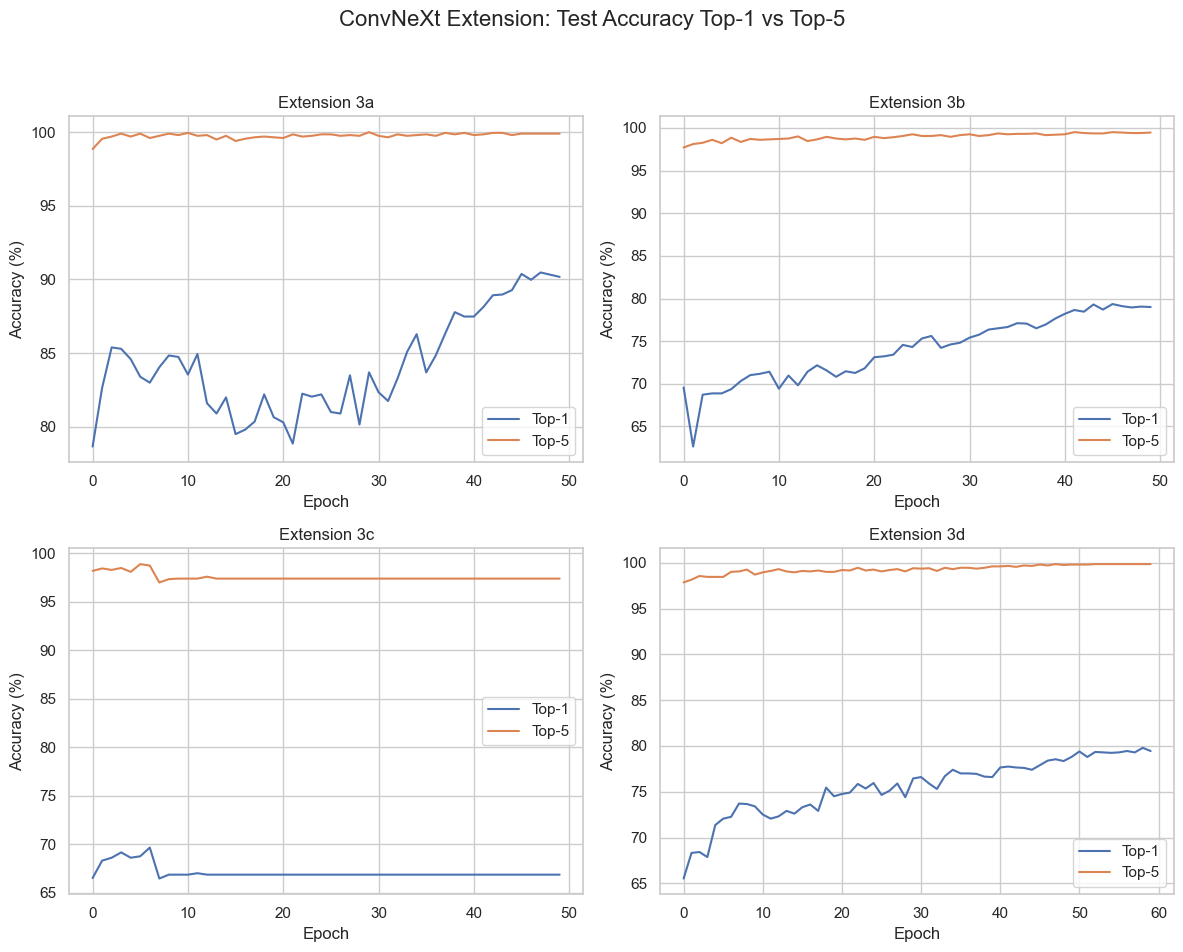
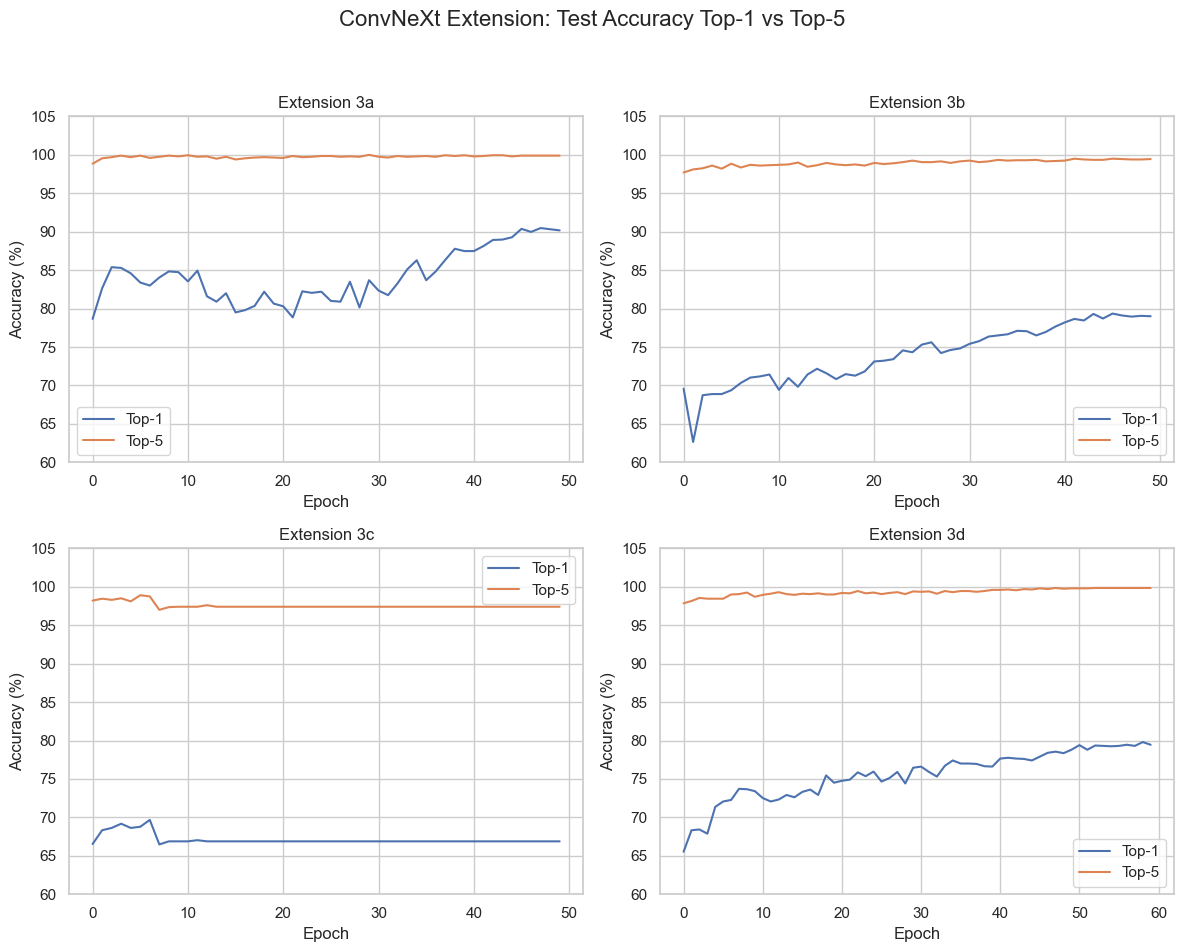
The notebook cell's code change between the first figure and the second:
--- before
+++ after
@@ -10,4 +10,5 @@
 axes[0, 0].set_xlabel("Epoch")
 axes[0, 0].set_ylabel("Accuracy (%)")
+axes[0, 0].set_ylim(60, 105)
 axes[0, 0].legend()
 
@@ -17,4 +18,5 @@
 axes[0, 1].set_xlabel("Epoch")
 axes[0, 1].set_ylabel("Accuracy (%)")
+axes[0, 1].set_ylim(60, 105)
 axes[0, 1].legend()
 
@@ -24,4 +26,5 @@
 axes[1, 0].set_xlabel("Epoch")
 axes[1, 0].set_ylabel("Accuracy (%)")
+axes[1, 0].set_ylim(60, 105)
 axes[1, 0].legend()
 
@@ -31,4 +34,5 @@
 axes[1, 1].set_xlabel("Epoch")
 axes[1, 1].set_ylabel("Accuracy (%)")
+axes[1, 1].set_ylim(60, 105)
 axes[1, 1].legend()
 

Commit: Cleaned up notebook and visualisation axis